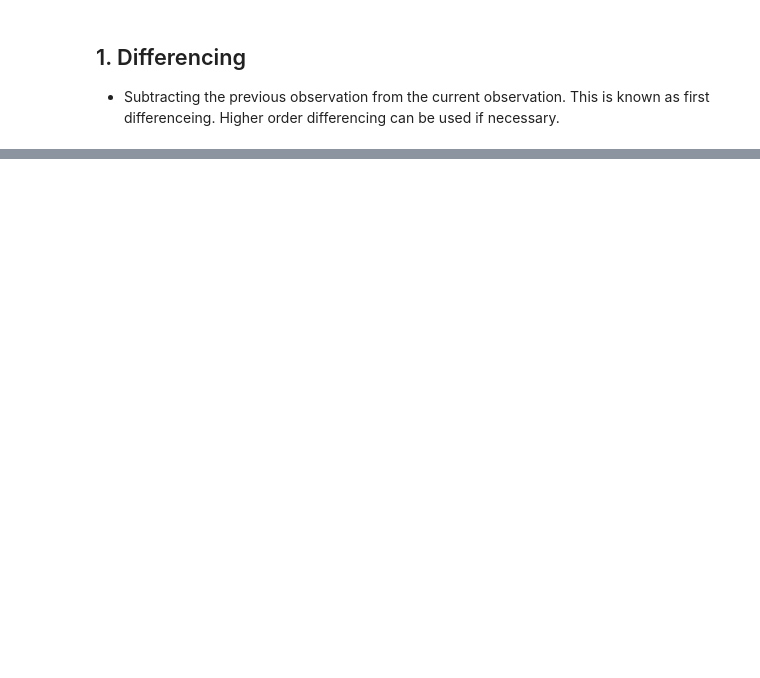
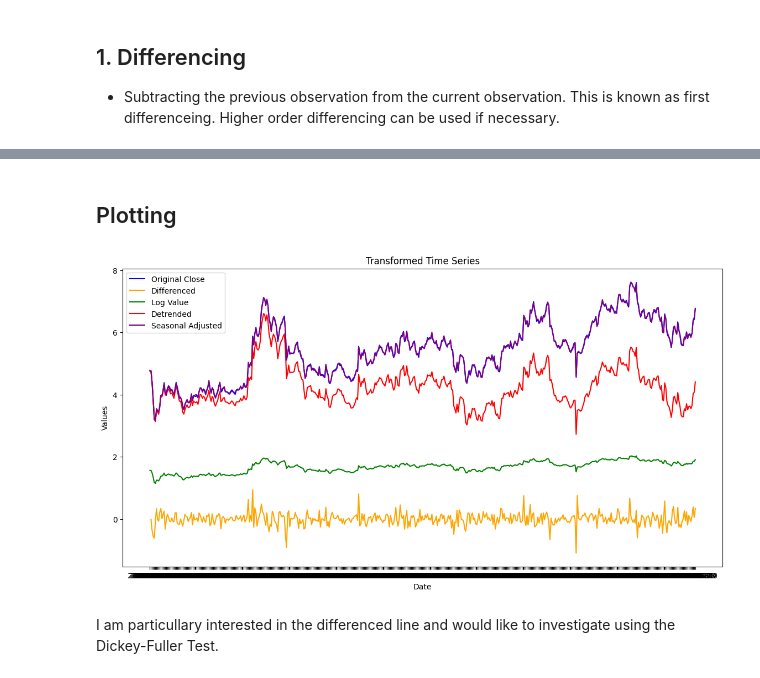
Before and after one commit to KomangAndika/Time-Series, a Jupyter notebook: Stationarization.ipynb, the cells around one changed output, grey strips where cells are left out. Saved outputs shown, nothing was run; the diff lists cells and outputs as text; code cells hidden in the pictures; blank space fills up the shorter version.

```diff
--- a/Stationarization.ipynb
+++ b/Stationarization.ipynb
@@ -28,3 +56,5 @@ After we check the time series data, if its found to be non-stationary then we c
 # %% [markdown]
 ## 1. Differencing
 - Subtracting the previous observation from the current observation. This is known as first differenceing. Higher order differencing can be used if necessary.
+# %%
+df['diff'] = df['Close'].diff()
@@ -30,0 +64,2 @@ After we check the time series data, if its found to be non-stationary then we c
+# %%
+df['log_value'] = np.log(df['Close'])
@@ -30,0 +69,3 @@ After we check the time series data, if its found to be non-stationary then we c
+# %%
+from scipy import stats
+df['detrended'] = df['Close'] - stats.linregress(range(len(df)), df['Close'])[0] * range(len(df))
@@ -30,0 +75,6 @@ After we check the time series data, if its found to be non-stationary then we c
+# %%
+from statsmodels.tsa.seasonal import seasonal_decompose
+result = seasonal_decompose(df['Close'], model='additive', period=12)
+df['seasonal_adjusted'] = df['Close'] - result.seasonal
+# %% [markdown]
+## Plotting
@@ -30,0 +83,18 @@ After we check the time series data, if its found to be non-stationary then we c
+# %%
+plt.figure(figsize=(14, 7))
+
+plt.plot(df.index, df['Close'], label='Original Close', color='blue')
+plt.plot(df.index, df['diff'], label='Differenced', color='orange')
+plt.plot(df.index, df['log_value'], label='Log Value', color='green')
+plt.plot(df.index, df['detrended'], label='Detrended', color='red')
+plt.plot(df.index, df['seasonal_adjusted'], label='Seasonal Adjusted', color='purple')
+
+plt.xlabel('Date')
+plt.ylabel('Values')
+plt.title('Transformed Time Series')
+plt.legend()
+plt.show()
+# %% [output]
+[figure, added]
+# %% [markdown]
+I am particullary interested in the differenced line and would like to investigate using the Dickey-Fuller Test.
```
Also changed, not shown: parts of 16 cells of this notebook.
